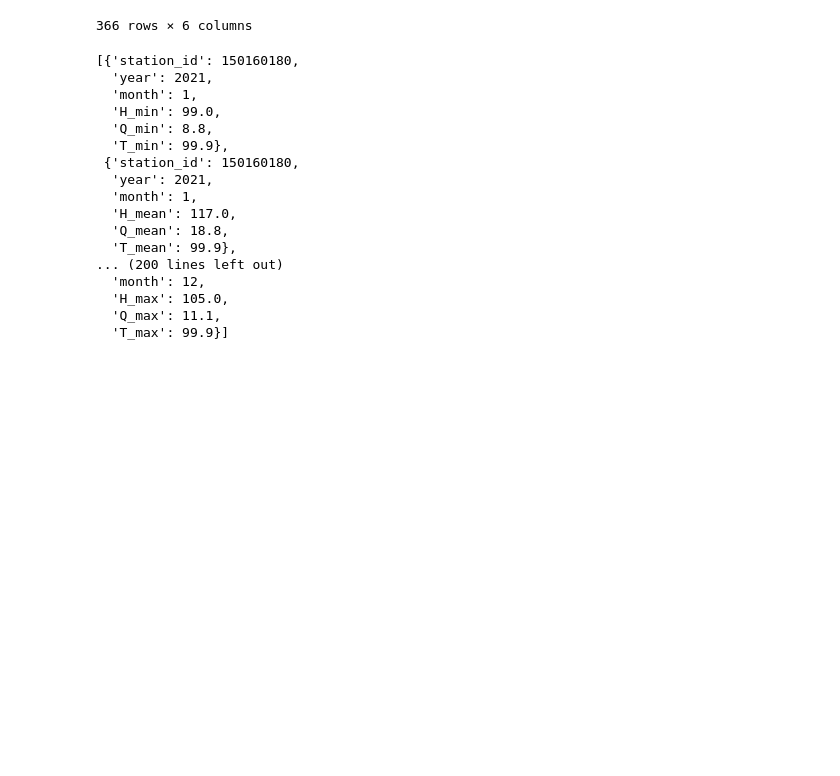
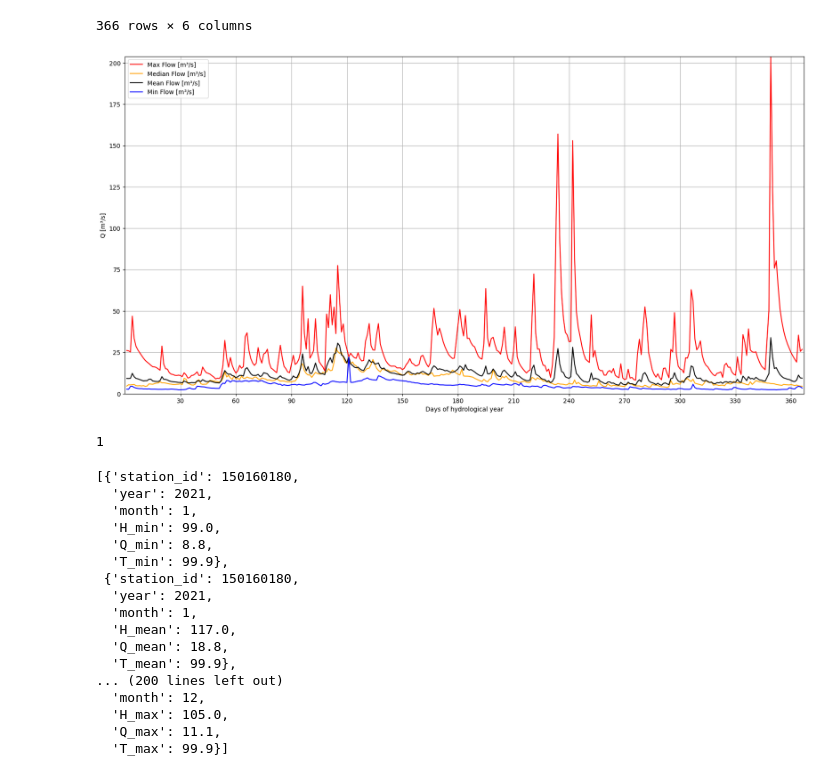
Before and after one commit to Daldek/IMGWTools, a Jupyter notebook: Notebooks/Stats.ipynb, the cells around one changed output. Saved outputs shown, nothing was run; the diff lists cells and outputs as text; code cells hidden in the pictures; blank space fills up the shorter version.

Commit message:
daily data visualisation

```diff
--- a/Notebooks/Stats.ipynb
+++ b/Notebooks/Stats.ipynb
@@ -104,6 +104,11 @@ dobowe.calculate_daily_statistics()
 | 364 | 365 | 9.534286 | 4.55 | 25.6 | 4.21 | 7 |
 | 365 | 366 | 9.347143 | 4.51 | 26.8 | 3.41 | 7 |
 366 rows × 6 columns
+# %%
+dobowe.plt_daily_flows_stats()
+# %% [output]
+[figure, added]
+1
 # %%
 miesieczne = StationData(station_id=150160180, interval='miesieczne')
 miesieczne.station_data_to_dict(r"..\data\downloaded\dane_hydrologiczne\miesieczne\2021\mies_2021.csv")
```
Also changed, not shown: 1 other file.
